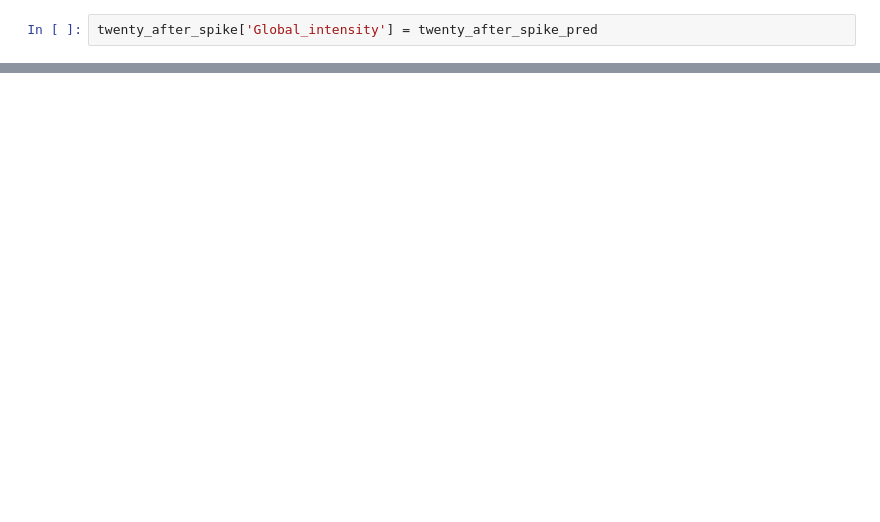
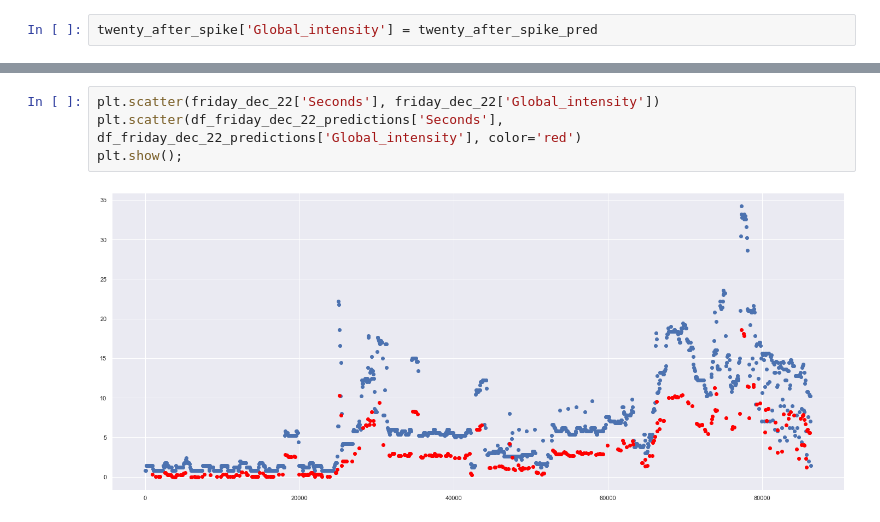
Before and after one commit to tech-david/DSC570, a Jupyter notebook: Topic5/Topic5.ipynb, the cells around one changed output, grey strips where cells are left out. Saved outputs shown, nothing was run; the diff lists cells and outputs as text; blank space fills up the shorter version.

```diff
--- a/Topic5/Topic5.ipynb
+++ b/Topic5/Topic5.ipynb
@@ -477,0 +518,6 @@ plt.show()
+# %%
+plt.scatter(friday_dec_22['Seconds'], friday_dec_22['Global_intensity'])
+plt.scatter(df_friday_dec_22_predictions['Seconds'], df_friday_dec_22_predictions['Global_intensity'], color='red')
+plt.show();
+# %% [output]
+[figure, added]
```
Also changed, not shown: parts of 46 cells of this notebook.
